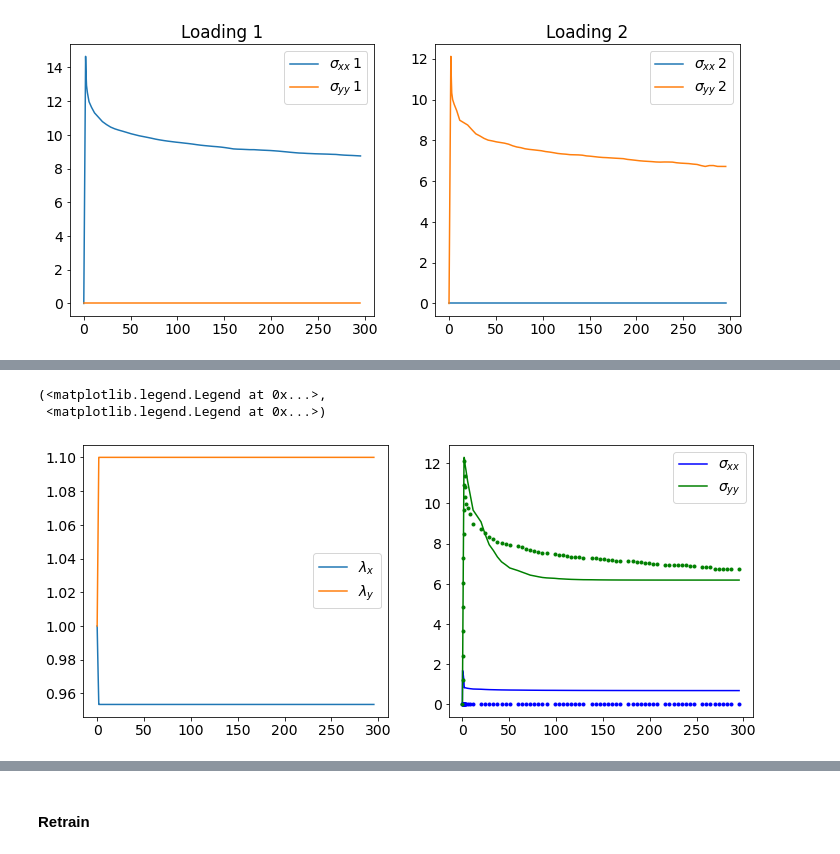
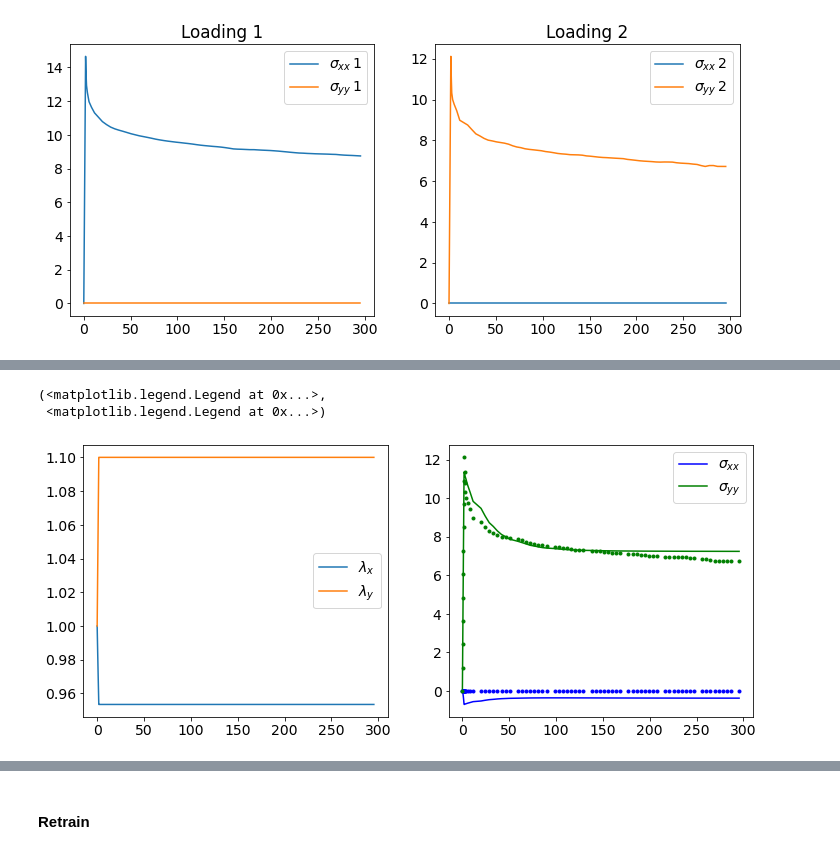
Before and after one commit to VatsalSy/nvisco, a Jupyter notebook: train_myocardium.ipynb, the cells around one changed output, grey strips where cells are left out. Drawn from its saved outputs; the diff is of its cells as text; code cells hidden in the pictures.

Commit message:
Trained the model with uniaxial tension data in addition to the compression relaxation data.

```diff
--- a/train_myocardium.ipynb
+++ b/train_myocardium.ipynb
@@ -102,6 +120,7 @@ def biaxial_relax_aniso(params, norm, useNODE, time, lm1, lm2, dt0=0.5):
     lm2dot = (lm2peak-1.0)/tpeak
 
     M_params, F_params = params
+
     # Matrix part (identical to what we currently have)
     yprime = lambda t, y, args: np.array(yprime_biaxial(y,t,lm1dot,lm2dot,tpeak,M_params,norm,useNODE))
     term = ODETerm(yprime)
@@ -112,15 +131,19 @@ def biaxial_relax_aniso(params, norm, useNODE, time, lm1, lm2, dt0=0.5):
     lm1, lm2, lm3, lm1e, lm2e, lm3e = solution.ys.transpose()
     sgm_M = getsigma([lm1,lm2,lm3,lm1e,lm2e,lm3e], M_params, norm, useNODE)
 
+    # Fiber part
+    solver = mysolver()
+    yprime = lambda t, y, args: np.array(yprime_fiber(t,y,lm1dot,lm2dot,tpeak,F_params,norm,useNODE))
+    term = ODETerm(yprime)
+    y0 = np.array([1.0,1.0,1.0,1.0])
+    saveat = SaveAt(ts=time)
+    solution = diffeqsolve(term, solver, t0=0, t1=time[-1], dt0=dt0, y0=y0, saveat=saveat)
+    lm1, lm2, lm3, lm_i_F = solution.ys.transpose()
+    sgm_F = fiberCauchy_vmap([lm1,lm2,lm3,lm_i_F], F_params, useNODE)
 
-    inp = np.array([time[1:], lm1[1:], lm2[1:], lm3[1:],]).T
-    init = [1.0, 0.0] #initial lm_F_v and time
-    body_fun = lambda prev, inp: fiber_biaxial_update(prev, inp, F_params, useNODE)
-    _, [sgm_F, lm_F_v, res] = scan(body_fun, init, inp)
-    sgm_F = np.vstack([np.zeros([1,3,3]), sgm_F])
     sgm = sgm_F + sgm_M
 
-    return sgm, lm1, lm2, lm3, lm1e, lm2e, lm3e, lm_F_v, res
+    return sgm, lm1, lm2, lm3, lm1e, lm2e, lm3e, lm_i_F
 # %%
 @partial(jit, static_argnums=(0,1,2,))
 def step(loss_fn, norm, useNODE, i, opt_state, inp_batch, out_batch):
@@ -222,5 +245,8 @@ ax[1].legend()
 # %% [output]
 <matplotlib.legend.Legend at 0x...>
 [figure]
+# %%
+with open('saved/myocardium_RG_params.npy', 'rb') as f:
+    RG_params = pickle.load(f)
 # %%
 fig, ax = plt.subplots(1,2,figsize=(12,5))
@@ -237,19 +267,19 @@ ax[0].legend(), ax[1].legend()
 # %%
 fig, ax = plt.subplots(1,2,figsize=(12,5))
-sgm_pr,lm1,lm2,lm3,_,_,_,lm_F_v, residual = biaxial_relax_aniso(RG_params, RG_norm, False, inp[1,0], inp[1,1], inp[1,2])
+sgm_pr,lm1,lm2,lm3,_,_,_,lm_i_F= biaxial_relax_aniso(RG_params, RG_norm, False, inp[1,0], inp[1,1], inp[1,2])
 time = inp[0,0]
 ax[1].plot(time, sgm_pr[:,0,0], 'b-', label='$\sigma_{xx}$')
 ax[1].plot(time, sgm_pr[:,1,1], 'g-', label='$\sigma_{yy}$')
 ax[1].plot(time, sgm_x[1], 'b.')
 ax[1].plot(time, sgm_y[1], 'g.')
 
 ax[0].plot(time, inp[1,1], label='$\lambda_x$')
 ax[0].plot(time, inp[1,2], label='$\lambda_y$')
 ax[0].legend(), ax[1].legend()
 # %% [output]
 (<matplotlib.legend.Legend at 0x...>,
  <matplotlib.legend.Legend at 0x...>)
-[figure, old version]
+[figure, new version]
 # %%
 lr = 1.0e-3 #Set to 5.0e-4 if this doesn't work.
 opt_init, opt_update, get_params = optimizers.adam(lr)
```
Also changed, not shown: parts of 35 cells of this notebook, 51 other files.
